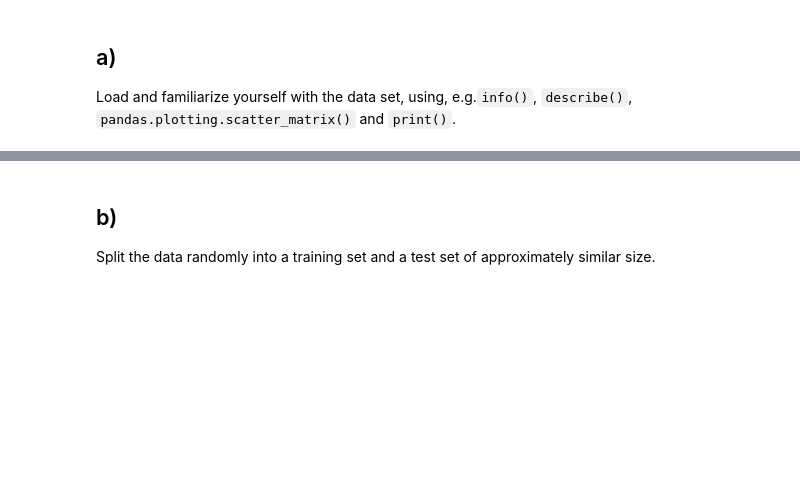
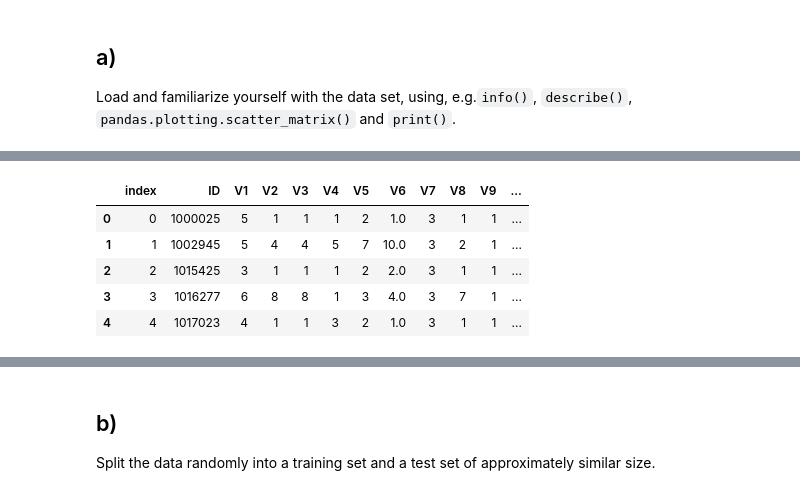
Before and after one commit to dai9u9r3jTienOofwm/ML_practice, a Jupyter notebook: sml_session_4.ipynb, the cells around one changed output, grey strips where cells are left out. Drawn from its saved outputs; the diff is of its cells as text; code cells hidden in the pictures; blank space fills up the shorter version.

```diff
--- a/sml_session_4.ipynb
+++ b/sml_session_4.ipynb
@@ -42,0 +65,9 @@ biopsy = pd.read_csv(url, na_values='?', dtype={'ID': str}).dropna().reset_index
+# %%
+biopsy.head()
+# %% [output]
+|  | index | ID | V1 | V2 | V3 | V4 | V5 | V6 | V7 | V8 | V9 | ... |
+| 0 | 0 | 1000025 | 5 | 1 | 1 | 1 | 2 | 1.0 | 3 | 1 | 1 | ... |
+| 1 | 1 | 1002945 | 5 | 4 | 4 | 5 | 7 | 10.0 | 3 | 2 | 1 | ... |
+| 2 | 2 | 1015425 | 3 | 1 | 1 | 1 | 2 | 2.0 | 3 | 1 | 1 | ... |
+| 3 | 3 | 1016277 | 6 | 8 | 8 | 1 | 3 | 4.0 | 3 | 7 | 1 | ... |
+| 4 | 4 | 1017023 | 4 | 1 | 1 | 3 | 2 | 1.0 | 3 | 1 | 1 | ... |
```
Also changed, not shown: parts of 5 cells of this notebook.
